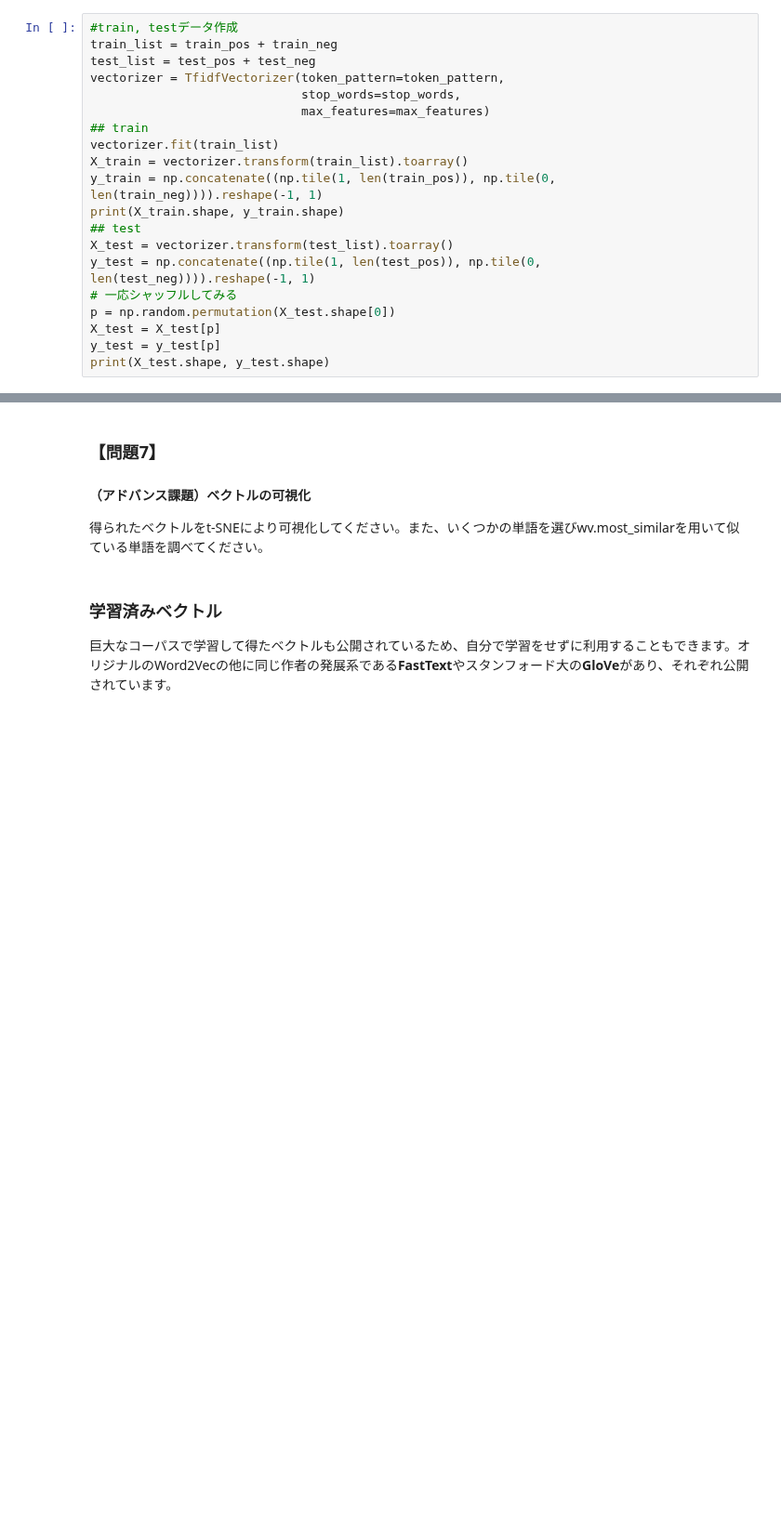
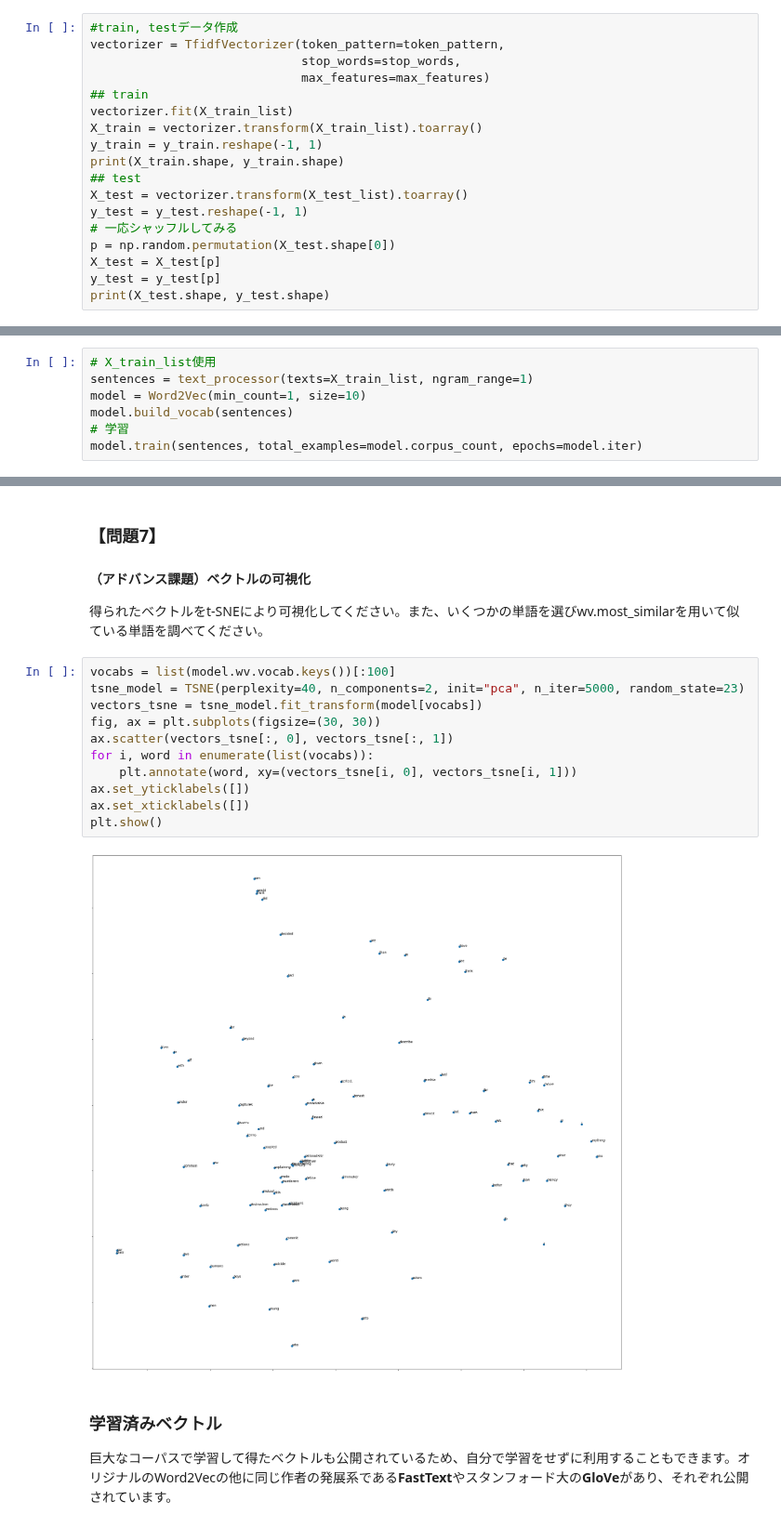
Before and after one commit to taiki-nakaso/diveintocode-ml, a Jupyter notebook: src/term2/sprint21/sprint21.ipynb, the cells around one changed output, grey strips where cells are left out. Shown at 93% size. Drawn from its saved outputs; the diff is of its cells as text; blank space fills up the shorter version.

```diff
--- a/src/term2/sprint21/sprint21.ipynb
+++ b/src/term2/sprint21/sprint21.ipynb
@@ -584,19 +528,17 @@ display(df_test_neg)
 ここでは精度の高さは求めませんが、最大の語彙数やストップワード、n-gramの数を変化させて影響を検証してみてください。
 # %%
 #train, testデータ作成
-train_list = train_pos + train_neg
-test_list = test_pos + test_neg
 vectorizer = TfidfVectorizer(token_pattern=token_pattern,
                              stop_words=stop_words,
                              max_features=max_features)
 ## train
-vectorizer.fit(train_list)
-X_train = vectorizer.transform(train_list).toarray()
-y_train = np.concatenate((np.tile(1, len(train_pos)), np.tile(0, len(train_neg)))).reshape(-1, 1)
+vectorizer.fit(X_train_list)
+X_train = vectorizer.transform(X_train_list).toarray()
+y_train = y_train.reshape(-1, 1)
 print(X_train.shape, y_train.shape)
 ## test
-X_test = vectorizer.transform(test_list).toarray()
-y_test = np.concatenate((np.tile(1, len(test_pos)), np.tile(0, len(test_neg)))).reshape(-1, 1)
+X_test = vectorizer.transform(X_test_list).toarray()
+y_test = y_test.reshape(-1, 1)
 # 一応シャッフルしてみる
 p = np.random.permutation(X_test.shape[0])
 X_test = X_test[p]
@@ -904,3 +892,10 @@ IMDB映画レビューデータセットの訓練データをコーパスとし
 ### 【問題6】
 #### Word2Vecの学習
 Word2Vecの学習を行なってください。
+# %%
+# X_train_list使用
+sentences = text_processor(texts=X_train_list, ngram_range=1)
+model = Word2Vec(min_count=1, size=10)
+model.build_vocab(sentences)
+# 学習
+model.train(sentences, total_examples=model.corpus_count, epochs=model.iter)
@@ -908,6 +927,19 @@ Word2Vecの学習を行なってください。
 ### 【問題7】
 #### （アドバンス課題）ベクトルの可視化
 得られたベクトルをt-SNEにより可視化してください。また、いくつかの単語を選びwv.most_similarを用いて似ている単語を調べてください。
+# %%
+vocabs = list(model.wv.vocab.keys())[:100]
+tsne_model = TSNE(perplexity=40, n_components=2, init="pca", n_iter=5000, random_state=23)
+vectors_tsne = tsne_model.fit_transform(model[vocabs])
+fig, ax = plt.subplots(figsize=(30, 30))
+ax.scatter(vectors_tsne[:, 0], vectors_tsne[:, 1])
+for i, word in enumerate(list(vocabs)):
+    plt.annotate(word, xy=(vectors_tsne[i, 0], vectors_tsne[i, 1]))
+ax.set_yticklabels([])
+ax.set_xticklabels([])
+plt.show()
+# %% [output]
+[figure, added]
 # %% [markdown]
 ### 学習済みベクトル
 巨大なコーパスで学習して得たベクトルも公開されているため、自分で学習をせずに利用することもできます。オリジナルのWord2Vecの他に同じ作者の発展系である**FastText**やスタンフォード大の**GloVe**があり、それぞれ公開されています。
```
Also changed, not shown: parts of 16 cells of this notebook.
